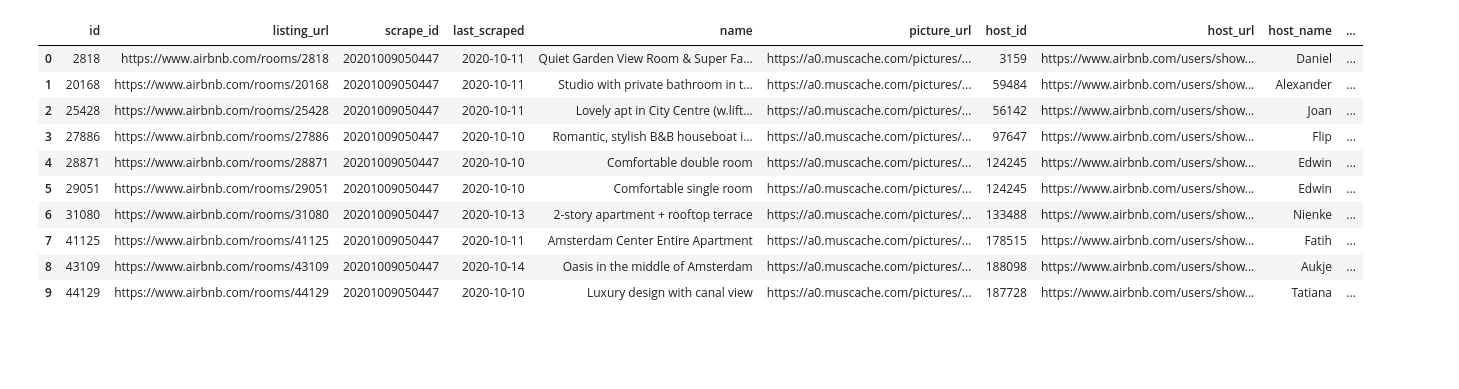
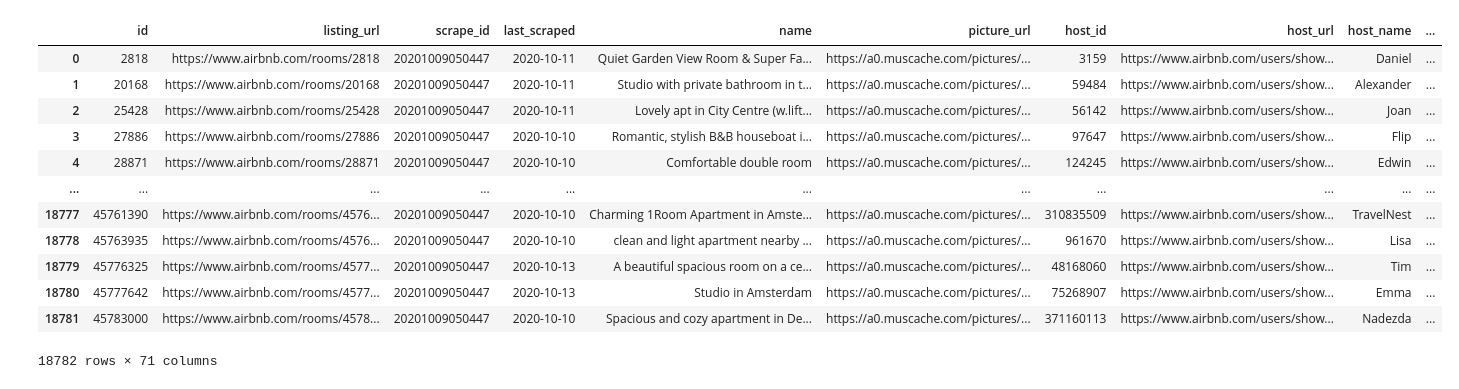
Before and after one commit to Tetawex/python_stuff, a Jupyter notebook: exploratory_analysis.ipynb, the cells around one changed output. Saved outputs shown, nothing was run; the diff lists cells and outputs as text; code cells hidden in the pictures; blank space fills up the shorter version.

```diff
--- a/exploratory_analysis.ipynb
+++ b/exploratory_analysis.ipynb
@@ -1,23 +1,24 @@
 # %%
 import pandas as pd
-import matplotlib.pyplot as plt
-from sklearn.cluster import KMeans
 
 def display_full(data_frame):
     pd.set_option('display.max_columns', len(data_frame.columns))
     display(data_frame)
 
-df = (pd.read_csv("data.csv")).head(10)
-display_full(df)
+raw_df = (pd.read_csv("data.csv"))
+display_full(raw_df)
+# display(df.columns)
 # %% [output]
 |  | id | listing_url | scrape_id | last_scraped | name | picture_url | host_id | host_url | host_name | ... |
 | 0 | 2818 | https://www.airbnb.com/rooms/2818 | 20201009050447 | 2020-10-11 | Quiet Garden View Room & Super Fa... | https://a0.muscache.com/pictures/... | 3159 | https://www.airbnb.com/users/show... | Daniel | ... |
 | 1 | 20168 | https://www.airbnb.com/rooms/20168 | 20201009050447 | 2020-10-11 | Studio with private bathroom in t... | https://a0.muscache.com/pictures/... | 59484 | https://www.airbnb.com/users/show... | Alexander | ... |
 | 2 | 25428 | https://www.airbnb.com/rooms/25428 | 20201009050447 | 2020-10-11 | Lovely apt in City Centre (w.lift... | https://a0.muscache.com/pictures/... | 56142 | https://www.airbnb.com/users/show... | Joan | ... |
 | 3 | 27886 | https://www.airbnb.com/rooms/27886 | 20201009050447 | 2020-10-10 | Romantic, stylish B&B houseboat i... | https://a0.muscache.com/pictures/... | 97647 | https://www.airbnb.com/users/show... | Flip | ... |
 | 4 | 28871 | https://www.airbnb.com/rooms/28871 | 20201009050447 | 2020-10-10 | Comfortable double room | https://a0.muscache.com/pictures/... | 124245 | https://www.airbnb.com/users/show... | Edwin | ... |
-| 5 | 29051 | https://www.airbnb.com/rooms/29051 | 20201009050447 | 2020-10-10 | Comfortable single room | https://a0.muscache.com/pictures/... | 124245 | https://www.airbnb.com/users/show... | Edwin | ... |
-| 6 | 31080 | https://www.airbnb.com/rooms/31080 | 20201009050447 | 2020-10-13 | 2-story apartment + rooftop terrace | https://a0.muscache.com/pictures/... | 133488 | https://www.airbnb.com/users/show... | Nienke | ... |
-| 7 | 41125 | https://www.airbnb.com/rooms/41125 | 20201009050447 | 2020-10-11 | Amsterdam Center Entire Apartment | https://a0.muscache.com/pictures/... | 178515 | https://www.airbnb.com/users/show... | Fatih | ... |
-| 8 | 43109 | https://www.airbnb.com/rooms/43109 | 20201009050447 | 2020-10-14 | Oasis in the middle of Amsterdam | https://a0.muscache.com/pictures/... | 188098 | https://www.airbnb.com/users/show... | Aukje | ... |
-| 9 | 44129 | https://www.airbnb.com/rooms/44129 | 20201009050447 | 2020-10-10 | Luxury design with canal view | https://a0.muscache.com/pictures/... | 187728 | https://www.airbnb.com/users/show... | Tatiana | ... |
+| ... | ... | ... | ... | ... | ... | ... | ... | ... | ... | ... |
+| 18777 | 45761390 | https://www.airbnb.com/rooms/4576... | 20201009050447 | 2020-10-10 | Charming 1Room Apartment in Amste... | https://a0.muscache.com/pictures/... | 310835509 | https://www.airbnb.com/users/show... | TravelNest | ... |
+| 18778 | 45763935 | https://www.airbnb.com/rooms/4576... | 20201009050447 | 2020-10-10 | clean and light apartment nearby ... | https://a0.muscache.com/pictures/... | 961670 | https://www.airbnb.com/users/show... | Lisa | ... |
+| 18779 | 45776325 | https://www.airbnb.com/rooms/4577... | 20201009050447 | 2020-10-13 | A beautiful spacious room on a ce... | https://a0.muscache.com/pictures/... | 48168060 | https://www.airbnb.com/users/show... | Tim | ... |
+| 18780 | 45777642 | https://www.airbnb.com/rooms/4577... | 20201009050447 | 2020-10-13 | Studio in Amsterdam | https://a0.muscache.com/pictures/... | 75268907 | https://www.airbnb.com/users/show... | Emma | ... |
+| 18781 | 45783000 | https://www.airbnb.com/rooms/4578... | 20201009050447 | 2020-10-10 | Spacious and cozy apartment in De... | https://a0.muscache.com/pictures/... | 371160113 | https://www.airbnb.com/users/show... | Nadezda | ... |
+18782 rows × 71 columns
```
Also changed, not shown: parts of 6 cells of this notebook, 2 other files.
